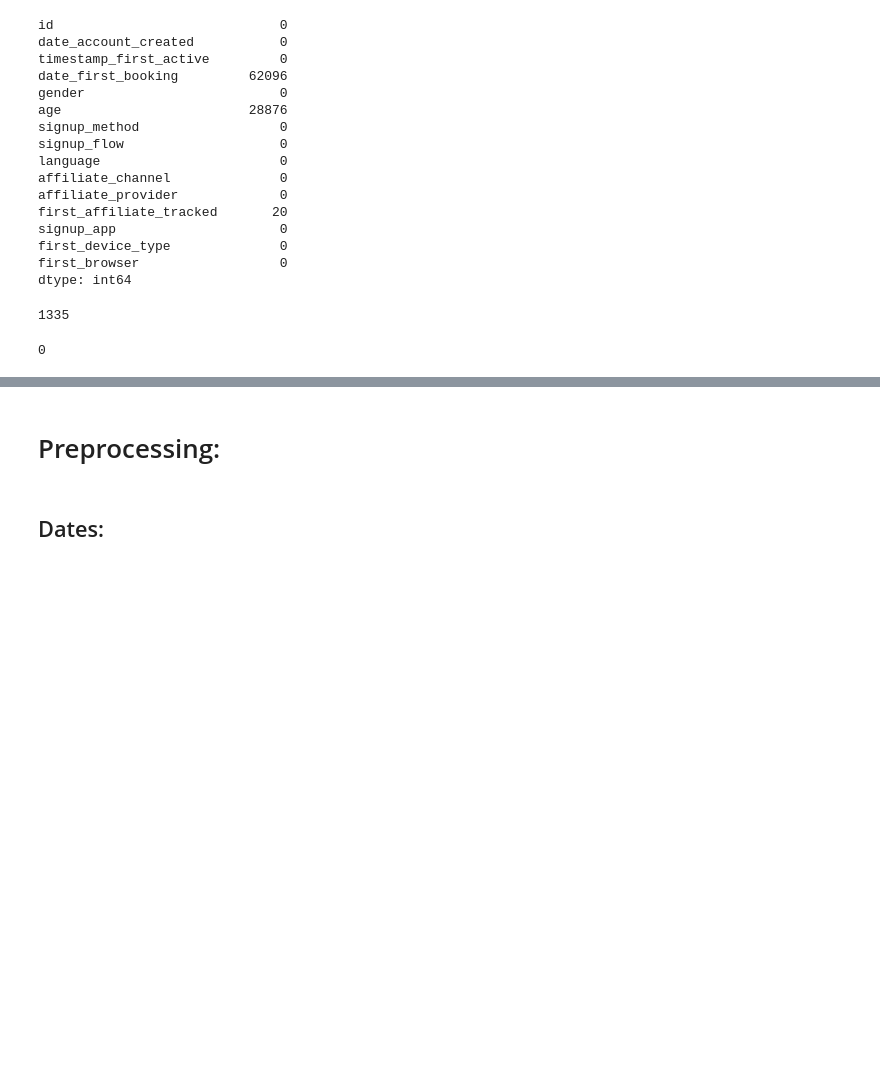
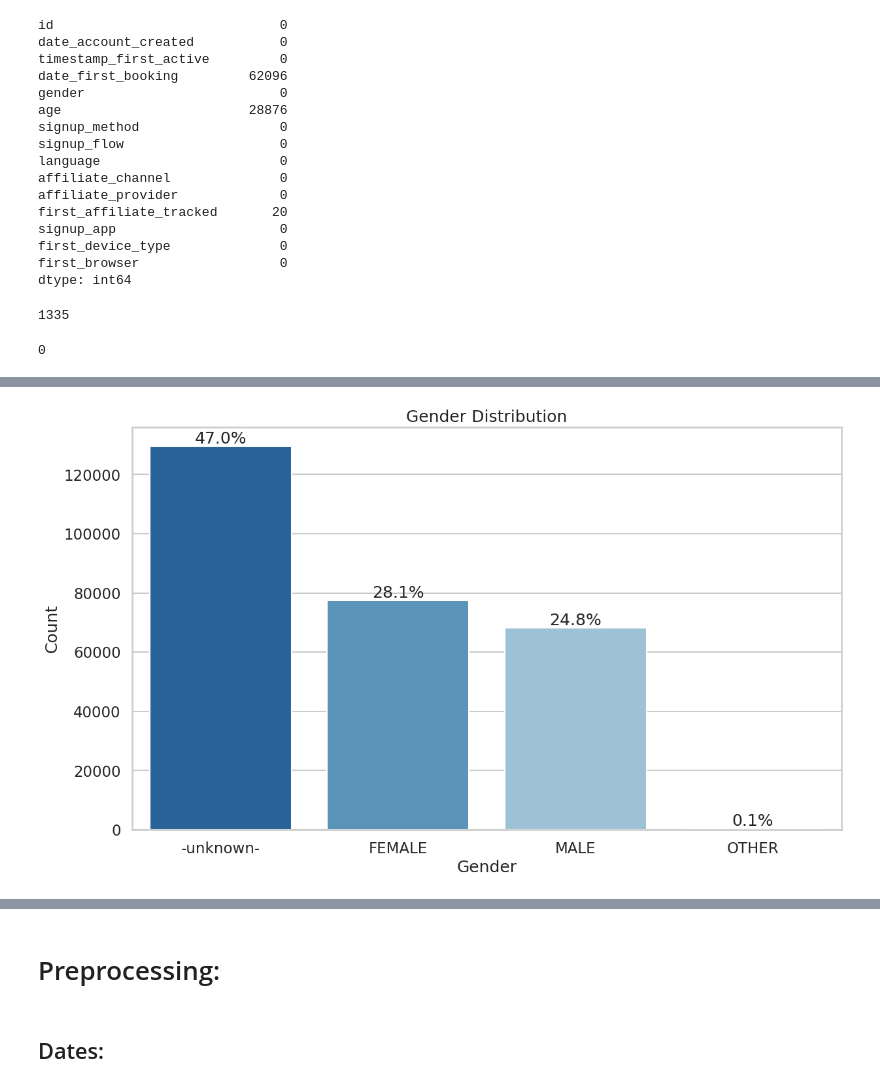
Before and after one commit to AhmadKElsayed/AirBNB, a Jupyter notebook: airbnb.ipynb, the cells around one changed output, grey strips where cells are left out. Drawn from its saved outputs; the diff is of its cells as text; code cells hidden in the pictures; blank space fills up the shorter version.

```diff
--- a/airbnb.ipynb
+++ b/airbnb.ipynb
@@ -178,0 +202,15 @@ df_test[(df_test['age'] >= 100) | (df_test['age'] <= 13)].value_counts().sum()
+# %%
+plt.figure(figsize=(14,8))
+order1 = df['gender'].value_counts().index
+sns.countplot(data = df, x = 'gender', order = order1, palette=sns.color_palette("Blues_r", n_colors=4))
+plt.xlabel('Gender')
+plt.ylabel('Count')
+plt.title('Gender Distribution')
+order2 = df['gender'].value_counts()
+
+for i in range(order2.shape[0]):
+    count = order2[i]
+    strt='{:0.1f}%'.format(100*count / df.shape[0])
+    plt.text(i,count+1000,strt,ha='center')
+# %% [output]
+[figure, added]
```
Also changed, not shown: parts of 37 cells of this notebook.
